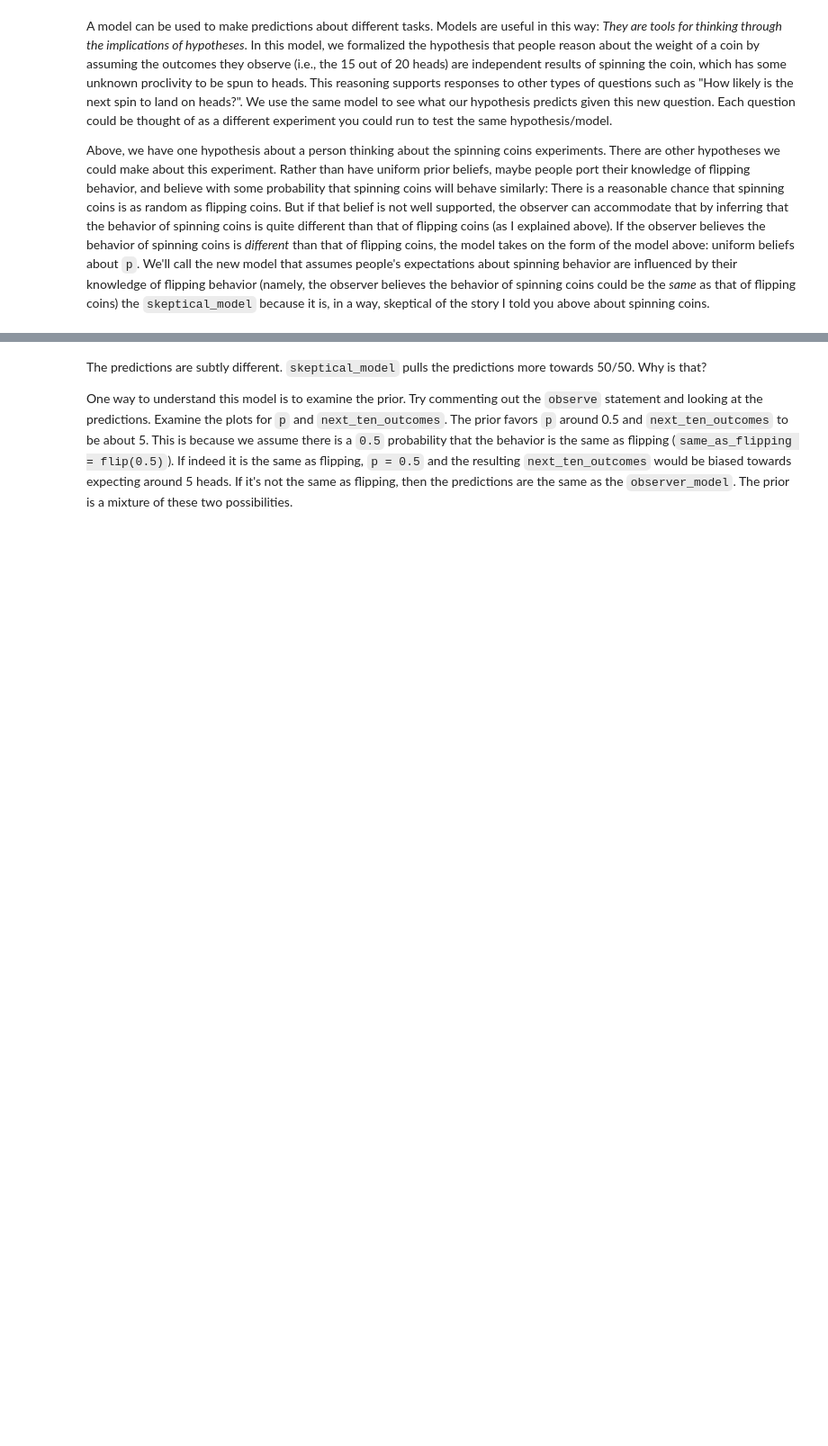
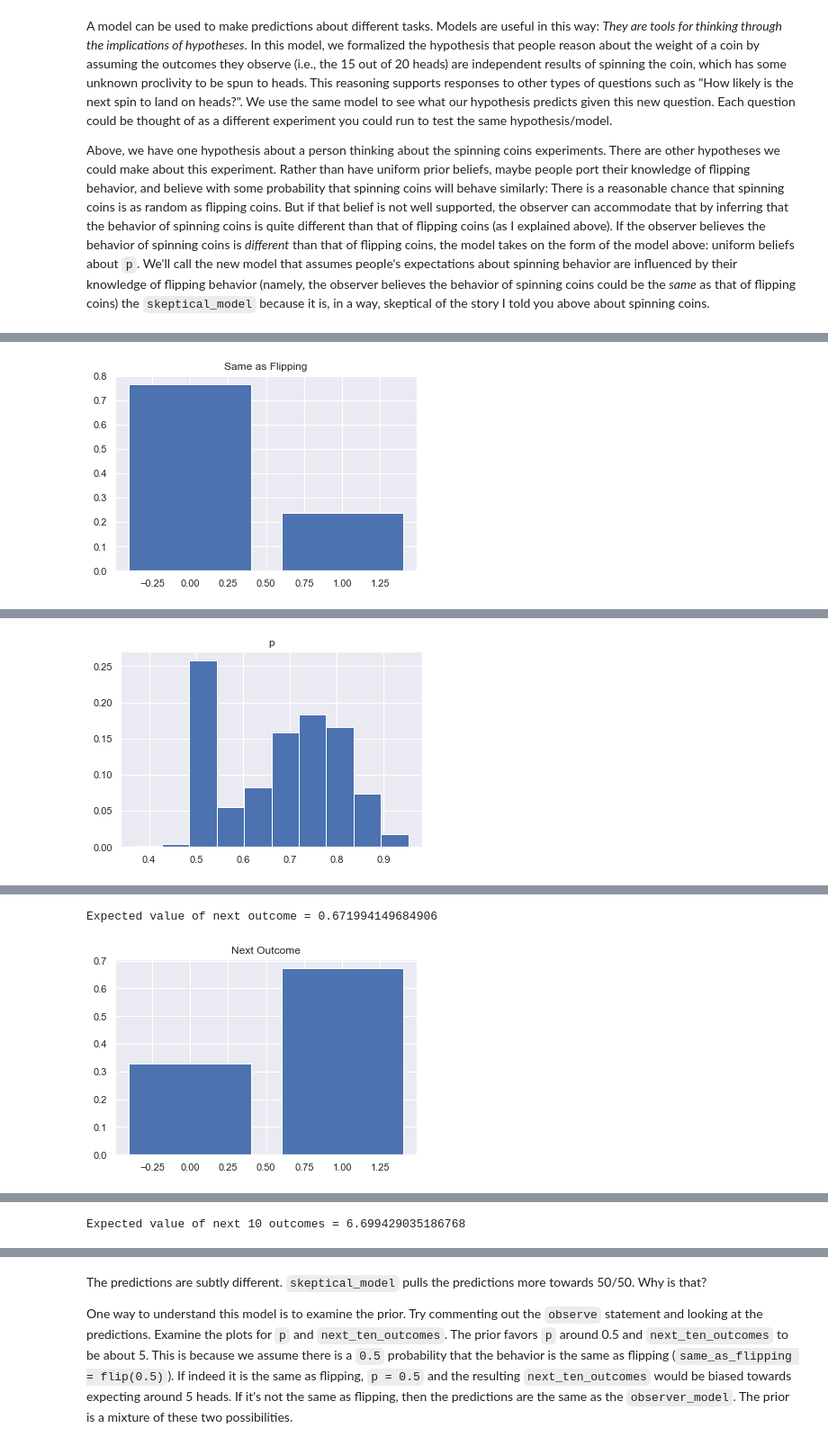
Before and after one commit to ebigelow/probmods-pyro, a Jupyter notebook: chapters/Chapter 6 - Bayesian Data Analysis.ipynb, the cells around one changed output, grey strips where cells are left out. Shown at 90% size. Cells and saved outputs as stored; diff of their text form; code cells hidden in the pictures; blank space fills up the shorter version.

```diff
--- a/chapters/Chapter 6 - Bayesian Data Analysis.ipynb
+++ b/chapters/Chapter 6 - Bayesian Data Analysis.ipynb
@@ -152,20 +151,43 @@ There are other hypotheses we could make about this experiment.
 Rather than have uniform prior beliefs, maybe people port their knowledge of flipping behavior, and believe with some probability that spinning coins will behave similarly: There is a reasonable chance that spinning coins is as random as flipping coins.
 But if that belief is not well supported, the observer can accommodate that by inferring that the behavior of spinning coins is quite different than that of flipping coins (as I explained above). If the observer believes the behavior of spinning coins is *different* than that of flipping coins, the model takes on the form of the model above: uniform beliefs about `p`.
 We'll call the new model that assumes people's expectations about spinning behavior are influenced by their knowledge of flipping behavior (namely, the observer believes the behavior of spinning coins could be the *same* as that of flipping coins) the `skeptical_model` because it is, in a way, skeptical of the story I told you above about spinning coins.
-# %%
-skeptical_model = function(){
-  same_as_flipping = flip(0.5)
-  p = same_as_flipping ? 0.5 : dist.Uniform(0, 1)
-  coin_spinner = dist.Binomial({n:20, p:p})
-  observe(coin_spinner, 15)
-  return {
-    same_as_flipping: same_as_flipping,
-    p: p,
-    next_outcome: flip(p),
-    next_ten_outcomes: dist.Binomial(p, 10)
-  }
-}
-
-opts = {method: "rejection", samples: 5000}
-posterior_beliefs = Infer(opts, skeptical_model)
-viz_marginals(posterior_beliefs)
+# %%
+def skeptical_model():
+    same_as_flipping = pflip('flip', 0.5)
+    p = (torch.tensor(0.5) if same_as_flipping else dist.Uniform(0, 1).sample())
+    pyro.sample('coin_spinner', dist.Binomial(20, p), obs=torch.Tensor([15]))
+
+    next_outcome = flip(p)
+    next_ten_outcomes = dist.Binomial(10, p).sample()
+
+    return same_as_flipping, p, next_outcome, next_ten_outcomes
+
+
+flipping_post = Infer(
+    lambda: skeptical_model()[0],
+    posterior_method="rejection", num_samples=5000
+)
+viz(flipping_post, title='Same as Flipping')
+
+flipping_post = Infer(
+    lambda: skeptical_model()[1],
+    posterior_method="rejection", num_samples=5000, draw_samples=True
+)
+viz(flipping_post, title='p')
+
+
+
+next_outcome_post = Infer(
+    lambda: skeptical_model()[2],
+    posterior_method="rejection", num_samples=5000
+)
+print("Expected value of next outcome = {}".format(expectation(next_outcome_post)))
+viz(next_outcome_post, title='Next Outcome')
+
+next_ten_outcomes_post = Infer(
+    lambda: skeptical_model()[3],
+    posterior_method="rejection", num_samples=5000
+)
+print("Expected value of next 10 outcomes = {}".format(expectation(next_ten_outcomes_post)))
+viz(next_ten_outcomes_post,title='Next 10 Outcomes')
+# %% [output]
@@ -171,0 +195 @@ viz_marginals(posterior_beliefs)
+[figure, added]
@@ -171,0 +197 @@ viz_marginals(posterior_beliefs)
+[figure, added]
@@ -171,0 +199,2 @@ viz_marginals(posterior_beliefs)
+Expected value of next outcome = 0.671994149684906
+[figure, added]
@@ -171,0 +202 @@ viz_marginals(posterior_beliefs)
+Expected value of next 10 outcomes = 6.699429035186768
```
Also changed, not shown: parts of 27 cells of this notebook, 2 other files.
